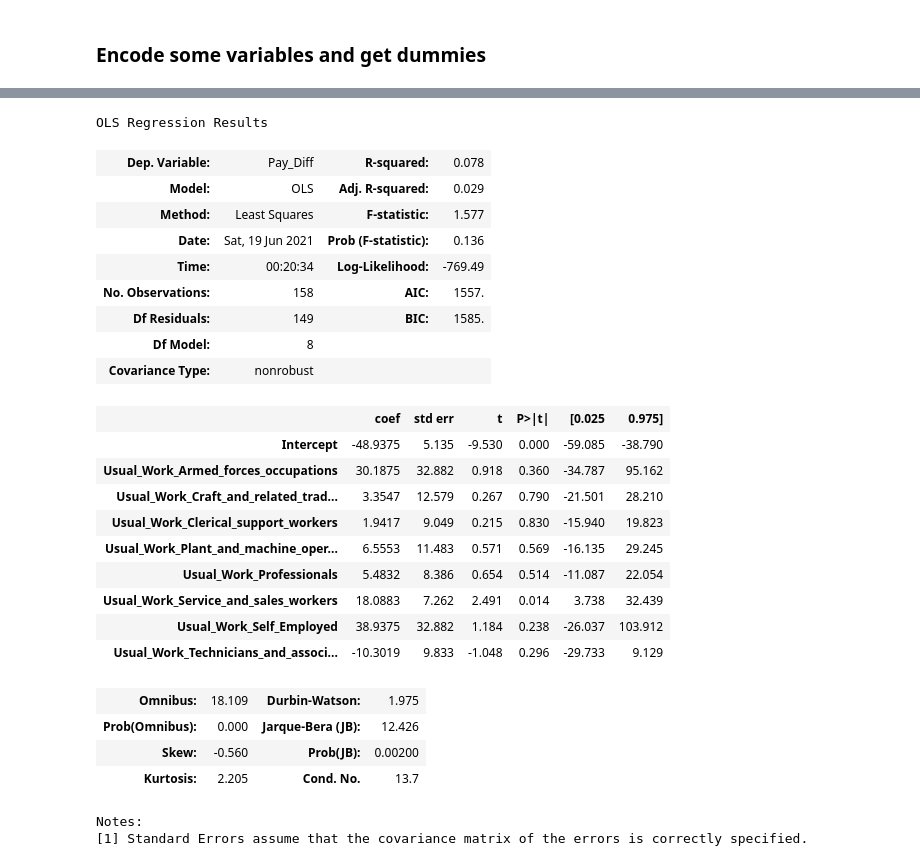
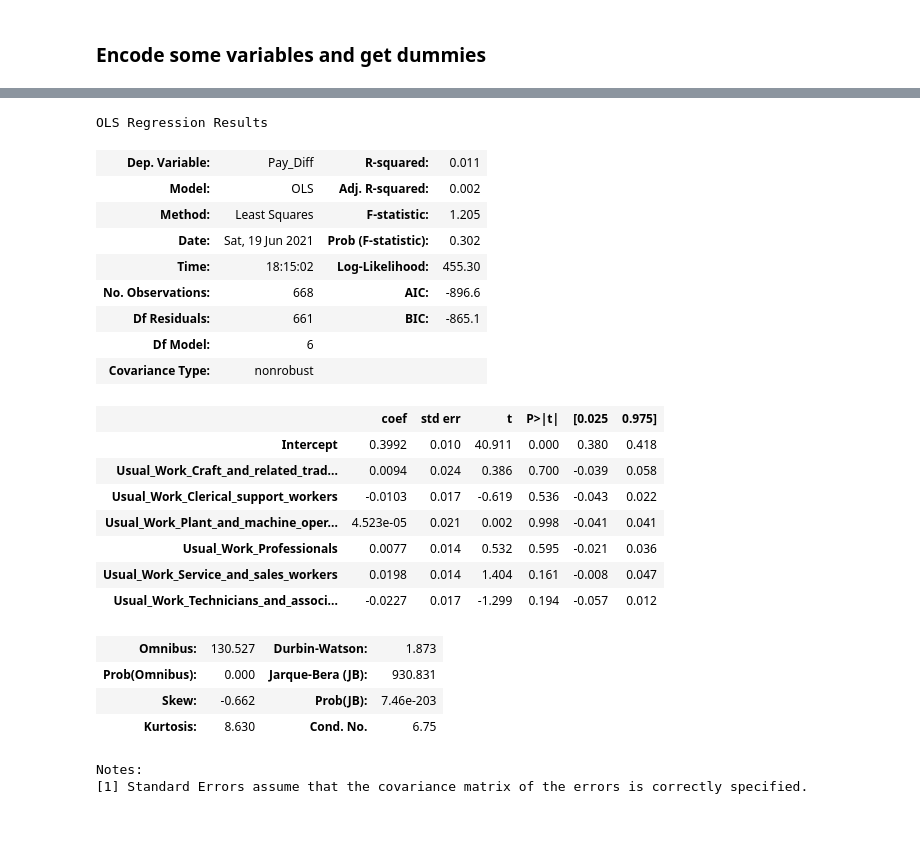
Before and after one commit to BrentonBudler/DAEProject2021, a Jupyter notebook: Part2_Final/Dino/DIno_Rough.ipynb, the cells around one changed output, grey strips where cells are left out. Saved outputs shown, nothing was run; the diff lists cells and outputs as text; code cells hidden in the pictures; blank space fills up the shorter version.

```diff
--- a/Part2_Final/Dino/DIno_Rough.ipynb
+++ b/Part2_Final/Dino/DIno_Rough.ipynb
@@ -338,0 +521,3 @@ display(XYZ)
+# %%
+XYZ = XYZ[XYZ.groupby("Usual_Work")["Usual_Work"].transform(len) > 15]
+XYZ["Usual_Work"].value_counts()
@@ -338,0 +596,3 @@ display(XYZ)
+# %%
+XYZ = XYZ[XYZ.groupby("Province")["Province"].transform(len) > 1]
+XYZ["Province"].value_counts()
@@ -338,0 +610,5 @@ display(XYZ)
+# %%
+XYZ["Race"].value_counts()
+XYZ = XYZ[XYZ["Race"] != "nan"]
+
+XYZ
@@ -343,16 +633,21 @@ display(XYZ)
 
 LE = LabelEncoder()
 
-df_dummies = XYZ.copy()
+# df_dummies = XYZ.copy()
 
-
-df_dummies = pd.get_dummies(XYZ, columns=["Race","Usual_Work"])
+df_dummies = pd.get_dummies(XYZ, columns=["Race","Usual_Work", "Province"])
 
 # df_dummies = pd.get_dummies(XYZ, columns=["Race","Province","Usual_Work"], drop_first=True)
 
 # df_dummies["Race"] = LE.fit_transform(df_dummies["Race"])
 # df_dummies["Usual_Work"] = LE.fit_transform(df_dummies["Usual_Work"])
-# df_dummies["Province"] = LE.fit_transform(df_dummies["Province"])
+df_dummies["Salary_Change"] = 1 - LE.fit_transform(df_dummies["Salary_Change"])
+df_dummies["Salary_Decreased"] = 1 - LE.fit_transform(df_dummies["Salary_Decreased"])
+df_dummies["Salary_Increased"] = LE.fit_transform(df_dummies["Salary_Increased"])
+
+df_dummies["Salary_Diff"] = 1 - LE.fit_transform(df_dummies["Salary_Diff"])
+df_dummies["Salary_IncDec"] = 1 - LE.fit_transform(df_dummies["Salary_IncDec"])
+
 
 display(df_dummies)
 print(df_dummies.columns)
@@ -390,31 +878,29 @@ Index(['Age', 'Youth', 'Male', 'Female', 'Matric', 'Tertiary', 'Province',
 # %%
-firstFucker = smf.ols(formula = "Pay_Diff ~ Usual_Work_Armed_forces_occupations +  Usual_Work_Craft_and_related_trades_workers + Usual_Work_Clerical_support_workers + Usual_Work_Plant_and_machine_operators_and_assemblers + Usual_Work_Professionals + Usual_Work_Service_and_sales_workers + Usual_Work_Self_Employed + Usual_Work_Technicians_and_associate_professionals", data=df_dummies).fit()
+firstFucker = smf.ols(formula = "Pay_Diff ~  Usual_Work_Craft_and_related_trades_workers + Usual_Work_Clerical_support_workers + Usual_Work_Plant_and_machine_operators_and_assemblers + Usual_Work_Professionals + Usual_Work_Service_and_sales_workers + Usual_Work_Technicians_and_associate_professionals", data=df_dummies).fit()
 firstFucker.summary()
 # %% [output]
 OLS Regression Results
-| Dep. Variable: | Pay_Diff | R-squared: | 0.078 |
-| Model: | OLS | Adj. R-squared: | 0.029 |
-| Method: | Least Squares | F-statistic: | 1.577 |
-| Date: | Sat, 19 Jun 2021 | Prob (F-statistic): | 0.136 |
-| Time: | 00:20:34 | Log-Likelihood: | -769.49 |
-| No. Observations: | 158 | AIC: | 1557. |
-| Df Residuals: | 149 | BIC: | 1585. |
-| Df Model: | 8 |  |  |
+| Dep. Variable: | Pay_Diff | R-squared: | 0.011 |
+| Model: | OLS | Adj. R-squared: | 0.002 |
+| Method: | Least Squares | F-statistic: | 1.205 |
+| Date: | Sat, 19 Jun 2021 | Prob (F-statistic): | 0.302 |
+| Time: | 18:15:02 | Log-Likelihood: | 455.30 |
+| No. Observations: | 668 | AIC: | -896.6 |
+| Df Residuals: | 661 | BIC: | -865.1 |
+| Df Model: | 6 |  |  |
 | Covariance Type: | nonrobust |  |  |
 |  | coef | std err | t | P>|t| | [0.025 | 0.975] |
-| Intercept | -48.9375 | 5.135 | -9.530 | 0.000 | -59.085 | -38.790 |
-| Usual_Work_Armed_forces_occupations | 30.1875 | 32.882 | 0.918 | 0.360 | -34.787 | 95.162 |
-| Usual_Work_Craft_and_related_trad... | 3.3547 | 12.579 | 0.267 | 0.790 | -21.501 | 28.210 |
-| Usual_Work_Clerical_support_workers | 1.9417 | 9.049 | 0.215 | 0.830 | -15.940 | 19.823 |
-| Usual_Work_Plant_and_machine_oper... | 6.5553 | 11.483 | 0.571 | 0.569 | -16.135 | 29.245 |
-| Usual_Work_Professionals | 5.4832 | 8.386 | 0.654 | 0.514 | -11.087 | 22.054 |
-| Usual_Work_Service_and_sales_workers | 18.0883 | 7.262 | 2.491 | 0.014 | 3.738 | 32.439 |
-| Usual_Work_Self_Employed | 38.9375 | 32.882 | 1.184 | 0.238 | -26.037 | 103.912 |
-| Usual_Work_Technicians_and_associ... | -10.3019 | 9.833 | -1.048 | 0.296 | -29.733 | 9.129 |
+| Intercept | 0.3992 | 0.010 | 40.911 | 0.000 | 0.380 | 0.418 |
+| Usual_Work_Craft_and_related_trad... | 0.0094 | 0.024 | 0.386 | 0.700 | -0.039 | 0.058 |
+| Usual_Work_Clerical_support_workers | -0.0103 | 0.017 | -0.619 | 0.536 | -0.043 | 0.022 |
+| Usual_Work_Plant_and_machine_oper... | 4.523e-05 | 0.021 | 0.002 | 0.998 | -0.041 | 0.041 |
+| Usual_Work_Professionals | 0.0077 | 0.014 | 0.532 | 0.595 | -0.021 | 0.036 |
+| Usual_Work_Service_and_sales_workers | 0.0198 | 0.014 | 1.404 | 0.161 | -0.008 | 0.047 |
+| Usual_Work_Technicians_and_associ... | -0.0227 | 0.017 | -1.299 | 0.194 | -0.057 | 0.012 |
-| Omnibus: | 18.109 | Durbin-Watson: | 1.975 |
-| Prob(Omnibus): | 0.000 | Jarque-Bera (JB): | 12.426 |
-| Skew: | -0.560 | Prob(JB): | 0.00200 |
-| Kurtosis: | 2.205 | Cond. No. | 13.7 |
+| Omnibus: | 130.527 | Durbin-Watson: | 1.873 |
+| Prob(Omnibus): | 0.000 | Jarque-Bera (JB): | 930.831 |
+| Skew: | -0.662 | Prob(JB): | 7.46e-203 |
+| Kurtosis: | 8.630 | Cond. No. | 6.75 |
 Notes:
 [1] Standard Errors assume that the covariance matrix of the errors is correctly specified.
 # %%
```
Also changed, not shown: parts of 41 cells of this notebook.
